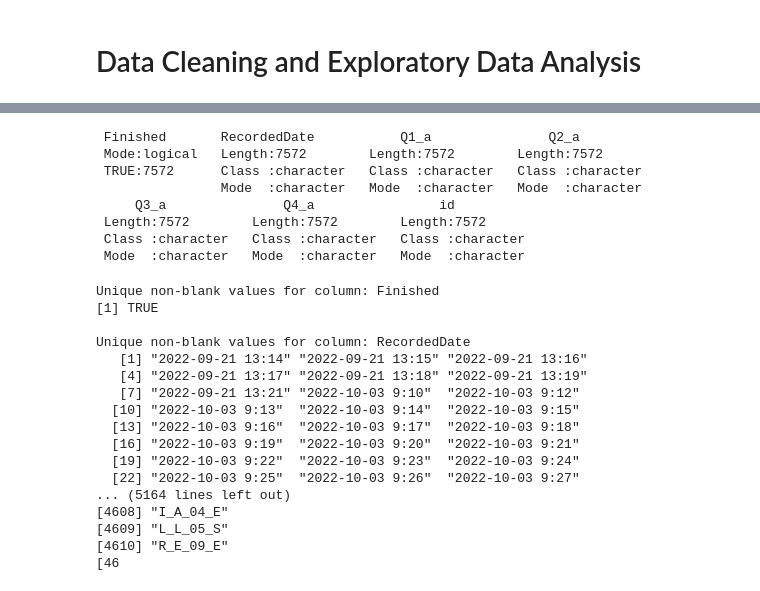
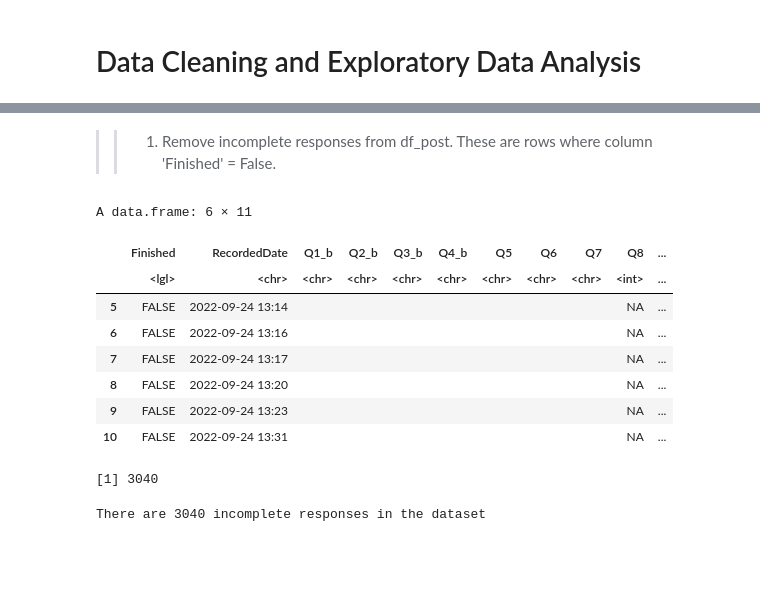
Before and after one commit to pokwir/Jack-Talk-Surveys, a Jupyter notebook: code/data_cleaning.ipynb, the cells around one changed output, grey strips where cells are left out. Saved outputs shown, nothing was run; the diff lists cells and outputs as text; code cells hidden in the pictures; blank space fills up the shorter version.

Commit message:
Data cleaning complete

```diff
--- a/code/data_cleaning.ipynb
+++ b/code/data_cleaning.ipynb
@@ -5,4 +7,4 @@
 # %%
-pre = "/Users/patrickokwir/Desktop/Lighthouse-data-notes/Jack-Talk-Surveys/datasets/CASE STUDY - Livestream pre FY23.csv"
-post = "/Users/patrickokwir/Desktop/Lighthouse-data-notes/Jack-Talk-Surveys/datasets/CASE STUDY - Livestream post FY23.csv"
+pre <- "/Users/patrickokwir/Desktop/Lighthouse-data-notes/Jack-Talk-Surveys/datasets/CASE STUDY - Livestream pre FY23.csv"
+post <- "/Users/patrickokwir/Desktop/Lighthouse-data-notes/Jack-Talk-Surveys/datasets/CASE STUDY - Livestream post FY23.csv"
 # %%
@@ -187,42 +191,21 @@ A data.frame: 6 × 7
-# %%
-# Describe summary of df_pre
-summary(df_pre)
-# %% [output]
- Finished       RecordedDate           Q1_a               Q2_a
- Mode:logical   Length:7572        Length:7572        Length:7572
- TRUE:7572      Class :character   Class :character   Class :character
-                Mode  :character   Mode  :character   Mode  :character
-     Q3_a               Q4_a                id
- Length:7572        Length:7572        Length:7572
- Class :character   Class :character   Class :character
- Mode  :character   Mode  :character   Mode  :character
-# %%
-# get value counts for each column
-
-# Install and load the dplyr package if not already installed
-library(dplyr)
-
-for (col_name in names(df_pre)) {
-  unique_values <- unique(na.omit(df_pre[[col_name]]))
-  cat("Unique non-blank values for column:", col_name, "\n")
-  print(unique_values)
-  cat("\n")
-}
-# %% [output]
-Unique non-blank values for column: Finished
-[1] TRUE
-
-Unique non-blank values for column: RecordedDate
-   [1] "2022-09-21 13:14" "2022-09-21 13:15" "2022-09-21 13:16"
-   [4] "2022-09-21 13:17" "2022-09-21 13:18" "2022-09-21 13:19"
-   [7] "2022-09-21 13:21" "2022-10-03 9:10"  "2022-10-03 9:12"
-  [10] "2022-10-03 9:13"  "2022-10-03 9:14"  "2022-10-03 9:15"
-  [13] "2022-10-03 9:16"  "2022-10-03 9:17"  "2022-10-03 9:18"
-  [16] "2022-10-03 9:19"  "2022-10-03 9:20"  "2022-10-03 9:21"
-  [19] "2022-10-03 9:22"  "2022-10-03 9:23"  "2022-10-03 9:24"
-  [22] "2022-10-03 9:25"  "2022-10-03 9:26"  "2022-10-03 9:27"
-... (5164 lines left out)
-[4608] "I_A_04_E"
-[4609] "L_L_05_S"
-[4610] "R_E_09_E"
-[46
+# %% [markdown]
+>>1. Remove incomplete responses from df_post. These are rows where column 'Finished' = False.
+# %%
+# return rows where finished = False
+head(df_post[df_post$Finished == FALSE, ])
+nrow(df_post[df_post$Finished == FALSE, ])
+
+#print the number of incomplete responses
+cat("There are", nrow(df_post[df_post$Finished == FALSE, ]), "incomplete responses in the dataset\n")
+# %% [output]
+A data.frame: 6 × 11
+|  | Finished | RecordedDate | Q1_b | Q2_b | Q3_b | Q4_b | Q5 | Q6 | Q7 | Q8 | ... |
+|  | <lgl> | <chr> | <chr> | <chr> | <chr> | <chr> | <chr> | <chr> | <chr> | <int> | ... |
+| 5 | FALSE | 2022-09-24 13:14 |  |  |  |  |  |  |  | NA | ... |
+| 6 | FALSE | 2022-09-24 13:16 |  |  |  |  |  |  |  | NA | ... |
+| 7 | FALSE | 2022-09-24 13:17 |  |  |  |  |  |  |  | NA | ... |
+| 8 | FALSE | 2022-09-24 13:20 |  |  |  |  |  |  |  | NA | ... |
+| 9 | FALSE | 2022-09-24 13:23 |  |  |  |  |  |  |  | NA | ... |
+| 10 | FALSE | 2022-09-24 13:31 |  |  |  |  |  |  |  | NA | ... |
+[1] 3040
+There are 3040 incomplete responses in the dataset
```
Also changed, not shown: parts of 50 cells of this notebook, 1 other file.
